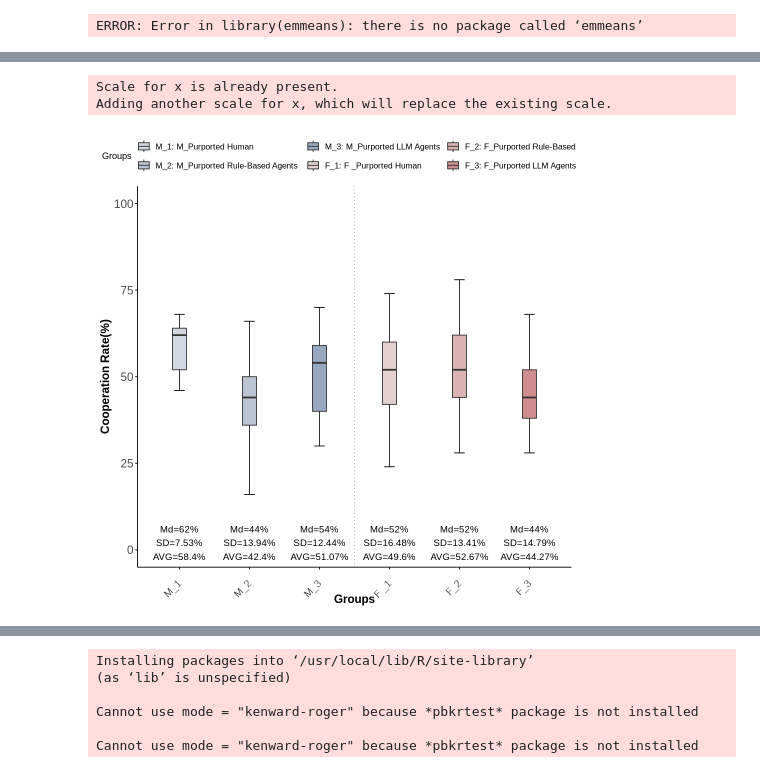
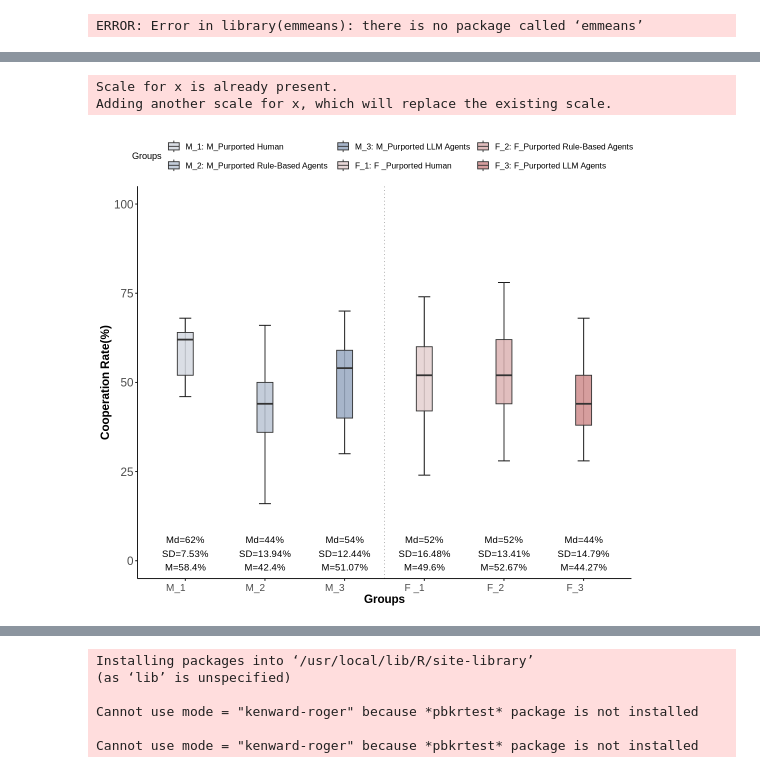
Before and after one commit to jgxuann/Prisoners-Dilemma-Data-Analysis, a Jupyter notebook: ijhcs_figure_r.ipynb, the cells around one changed output, grey strips where cells are left out. Drawn from its saved outputs; the diff is of its cells as text; code cells hidden in the pictures.

```diff
--- a/ijhcs_figure_r.ipynb
+++ b/ijhcs_figure_r.ipynb
@@ -370,7 +385,7 @@ p <- ggplot(df_filtered, aes(x = Group, y = Cooperate, fill = Group)) +
   ) +
   geom_boxplot(
     width = 0.2,
-    alpha = 1,
+    alpha = 0.85,
     outlier.shape = NA
   ) +
   # 添加以下scale_x_discrete替换原来的
@@ -415,43 +430,43 @@ p <- ggplot(df_filtered, aes(x = Group, y = Cooperate, fill = Group)) +
     axis.title.y = element_text(size = 14, face = "bold"),
     axis.text.x = element_text(
       size = 12,
-      angle = 45,       # 向左倾斜45度
+      angle = 0,       # 向左倾斜45度
       hjust = 1,        # 右对齐（使标签底部靠近刻度线）
       vjust = 0.5       # 垂直居中
   ),
     axis.text.y = element_text(size = 14),
     panel.grid = element_blank(),  # 去掉网格线
     legend.position = "top",  # 图例放在顶部
     legend.text = element_text(size = 10),  # 增大图例文本字体
     # 添加横轴和纵轴线
     axis.line = element_line(color = "black"),  # 绘制轴线
     axis.ticks = element_line(color = "black")  # 添加刻度线
   )
 
 # 添加每组的统计量到图中，并移到箱线图下方
 p <- p + geom_text(
   data = stats,
   aes(
     x = Group,
     y = 2,  # 将文字放在图中下方
     label = paste0(
       "Md=", round(Md, 2), "%\n",
       "SD=", round(SD, 2), "%\n",
-      "AVG=", round(AVG, 2), "%"
+      "M=", round(AVG, 2), "%"
     )  # 格式化显示数据，手动添加百分号
   ),
   inherit.aes = FALSE,  # 不继承其他美学映射
   color = "black",
   size = 4,
   hjust = 0.5,
 )
 
-options(repr.plot.width = 8, repr.plot.height = 8)  # 设置显示比例
+options(repr.plot.width = 9, repr.plot.height = 8)  # 设置显示比例
 print(p)  # 此时显示的图形会按比例调整
 # %% [output]
 Scale for x is already present.
 Adding another scale for x, which will replace the existing scale.
-[figure, old version]
+[figure, new version]
 # %%
 # 确保过滤条件正确
 df_filtered <- data %>%
```
Also changed, not shown: parts of 6 cells of this notebook.
